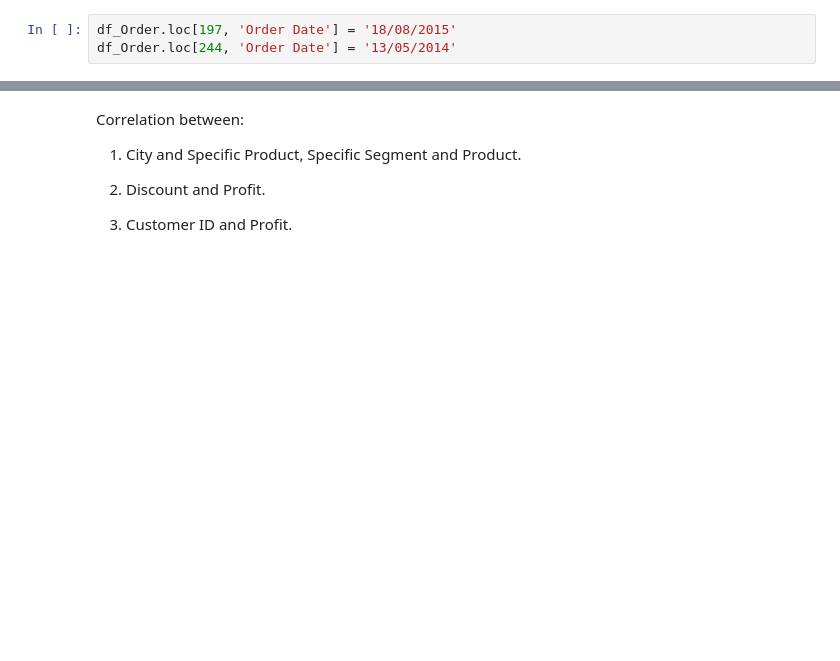
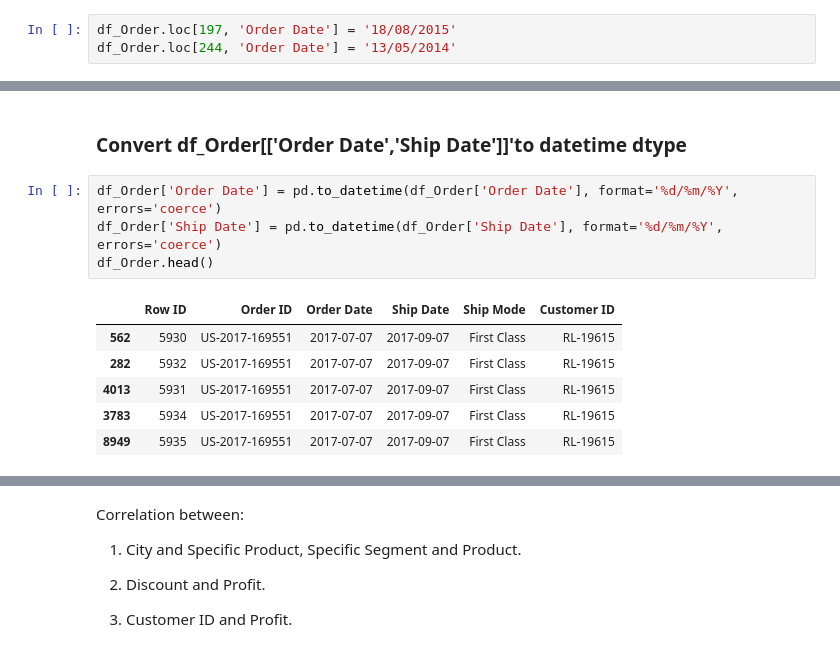
Before and after one commit to hennypurwadi/771951_Dataset_Analysis, a Jupyter notebook: 202370140_17.ipynb, the cells around one changed output, grey strips where cells are left out. Saved outputs shown, nothing was run; the diff lists cells and outputs as text; blank space fills up the shorter version.

```diff
--- a/202370140_17.ipynb
+++ b/202370140_17.ipynb
@@ -1581,0 +1572,13 @@ df_Order[['OrderDD', 'OrderMM', 'OrderYYYY']] = df_Order['Order Date'].str.split
+# %% [markdown]
+### Convert df_Order[['Order Date','Ship Date']]'to datetime dtype
+# %%
+df_Order['Order Date'] = pd.to_datetime(df_Order['Order Date'], format='%d/%m/%Y', errors='coerce')
+df_Order['Ship Date'] = pd.to_datetime(df_Order['Ship Date'], format='%d/%m/%Y', errors='coerce')
+df_Order.head()
+# %% [output]
+|  | Row ID | Order ID | Order Date | Ship Date | Ship Mode | Customer ID |
+| 562 | 5930 | US-2017-169551 | 2017-07-07 | 2017-09-07 | First Class | RL-19615 |
+| 282 | 5932 | US-2017-169551 | 2017-07-07 | 2017-09-07 | First Class | RL-19615 |
+| 4013 | 5931 | US-2017-169551 | 2017-07-07 | 2017-09-07 | First Class | RL-19615 |
+| 3783 | 5934 | US-2017-169551 | 2017-07-07 | 2017-09-07 | First Class | RL-19615 |
+| 8949 | 5935 | US-2017-169551 | 2017-07-07 | 2017-09-07 | First Class | RL-19615 |
```
Also changed, not shown: parts of 28 cells of this notebook.
